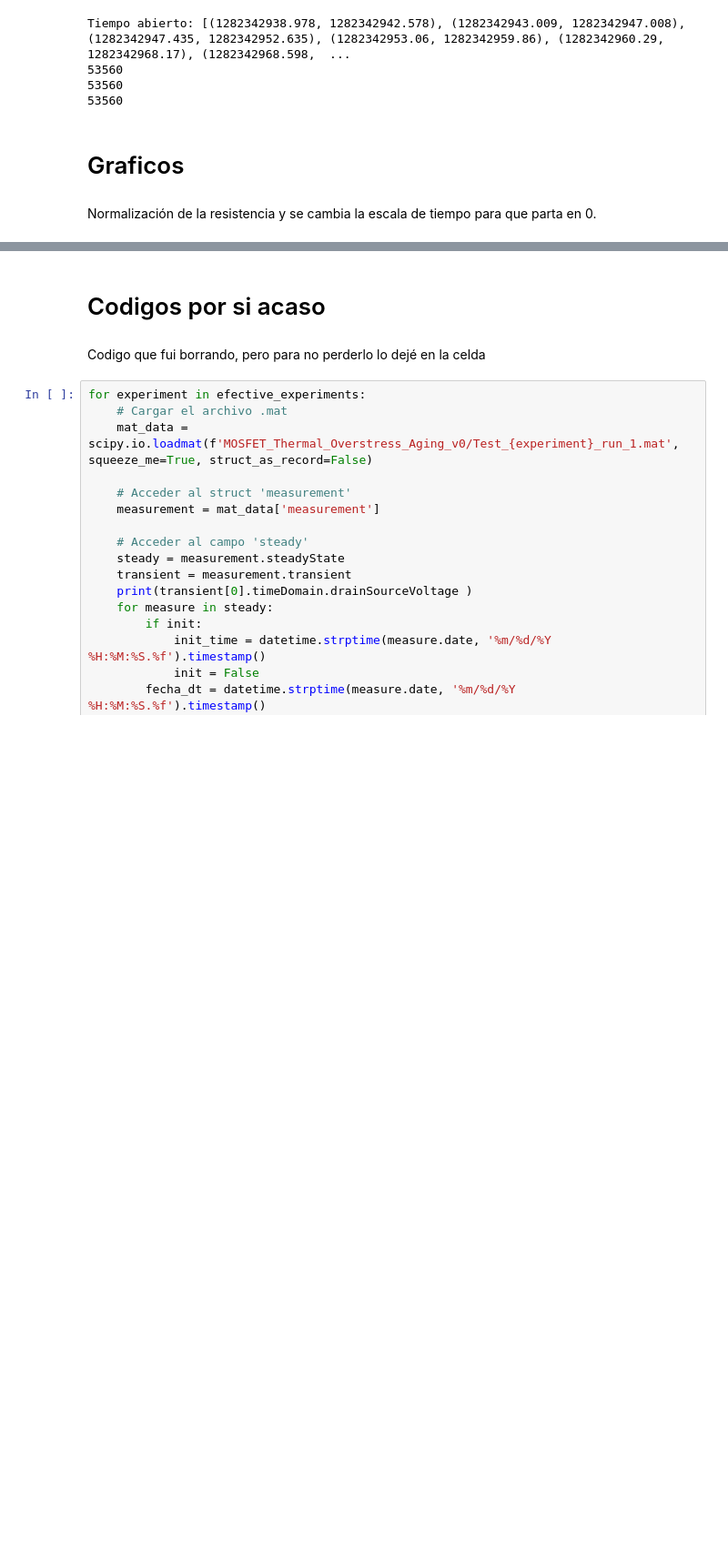
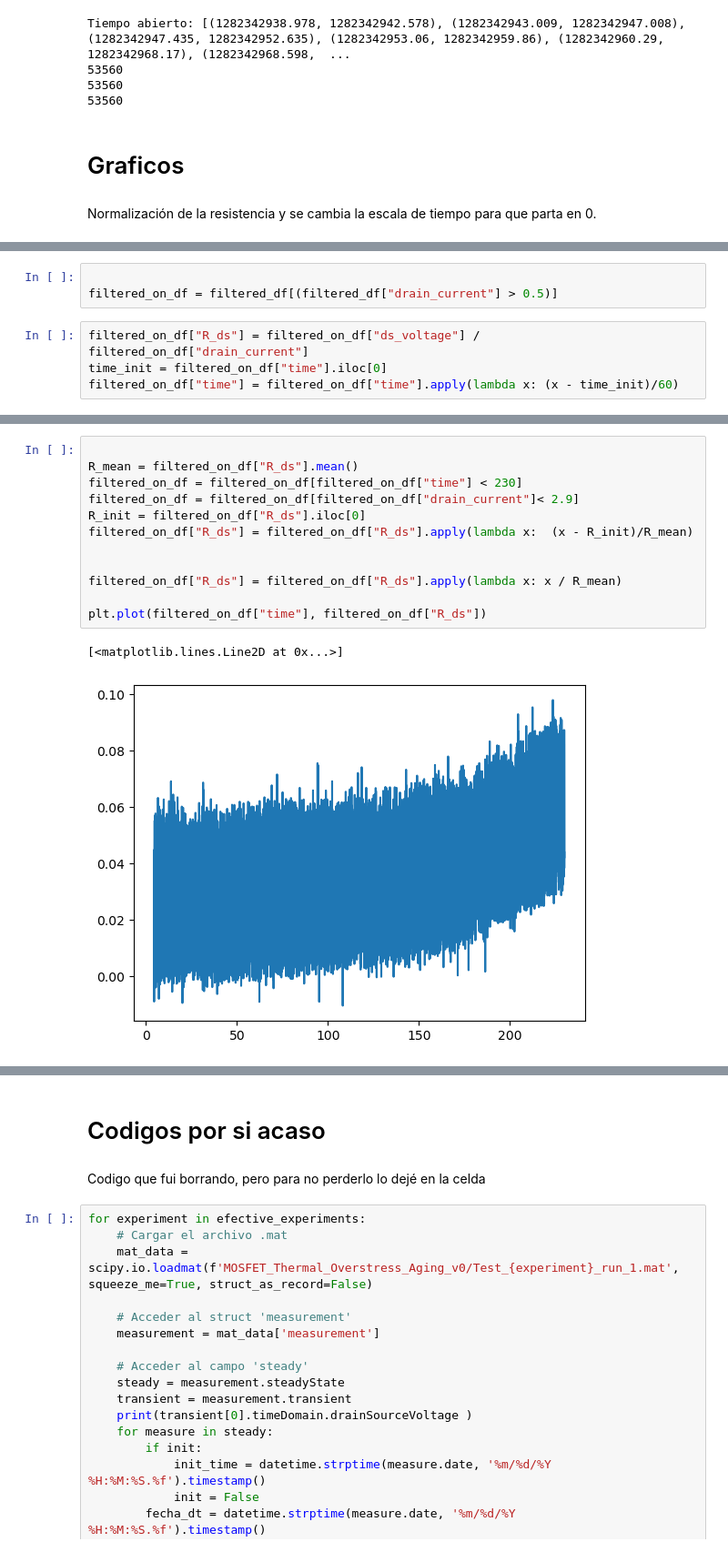
Before and after one commit to JoseUfre/Proyecto-Monitoreo-de-Condicion-2025-1, a Jupyter notebook: Test.ipynb, the cells around one changed output, grey strips where cells are left out. Shown at 91% size. Drawn from its saved outputs; the diff is of its cells as text; blank space fills up the shorter version.

```diff
--- a/Test.ipynb
+++ b/Test.ipynb
@@ -132,0 +148,7 @@ Text(0, 0.5, 'R_ds (normalized)')
+# %%
+
+filtered_on_df = filtered_df[(filtered_df["drain_current"] > 0.5)]
+# %%
+filtered_on_df["R_ds"] = filtered_on_df["ds_voltage"] / filtered_on_df["drain_current"]
+time_init = filtered_on_df["time"].iloc[0]
+filtered_on_df["time"] = filtered_on_df["time"].apply(lambda x: (x - time_init)/60)
@@ -132,0 +166,15 @@ Text(0, 0.5, 'R_ds (normalized)')
+# %%
+
+R_mean = filtered_on_df["R_ds"].mean()
+filtered_on_df = filtered_on_df[filtered_on_df["time"] < 230]
+filtered_on_df = filtered_on_df[filtered_on_df["drain_current"]< 2.9]
+R_init = filtered_on_df["R_ds"].iloc[0]
+filtered_on_df["R_ds"] = filtered_on_df["R_ds"].apply(lambda x:  (x - R_init)/R_mean)
+
+
+filtered_on_df["R_ds"] = filtered_on_df["R_ds"].apply(lambda x: x / R_mean)
+
+plt.plot(filtered_on_df["time"], filtered_on_df["R_ds"])
+# %% [output]
+[<matplotlib.lines.Line2D at 0x...>]
+[figure, added]
```
Also changed, not shown: parts of 7 cells of this notebook.
